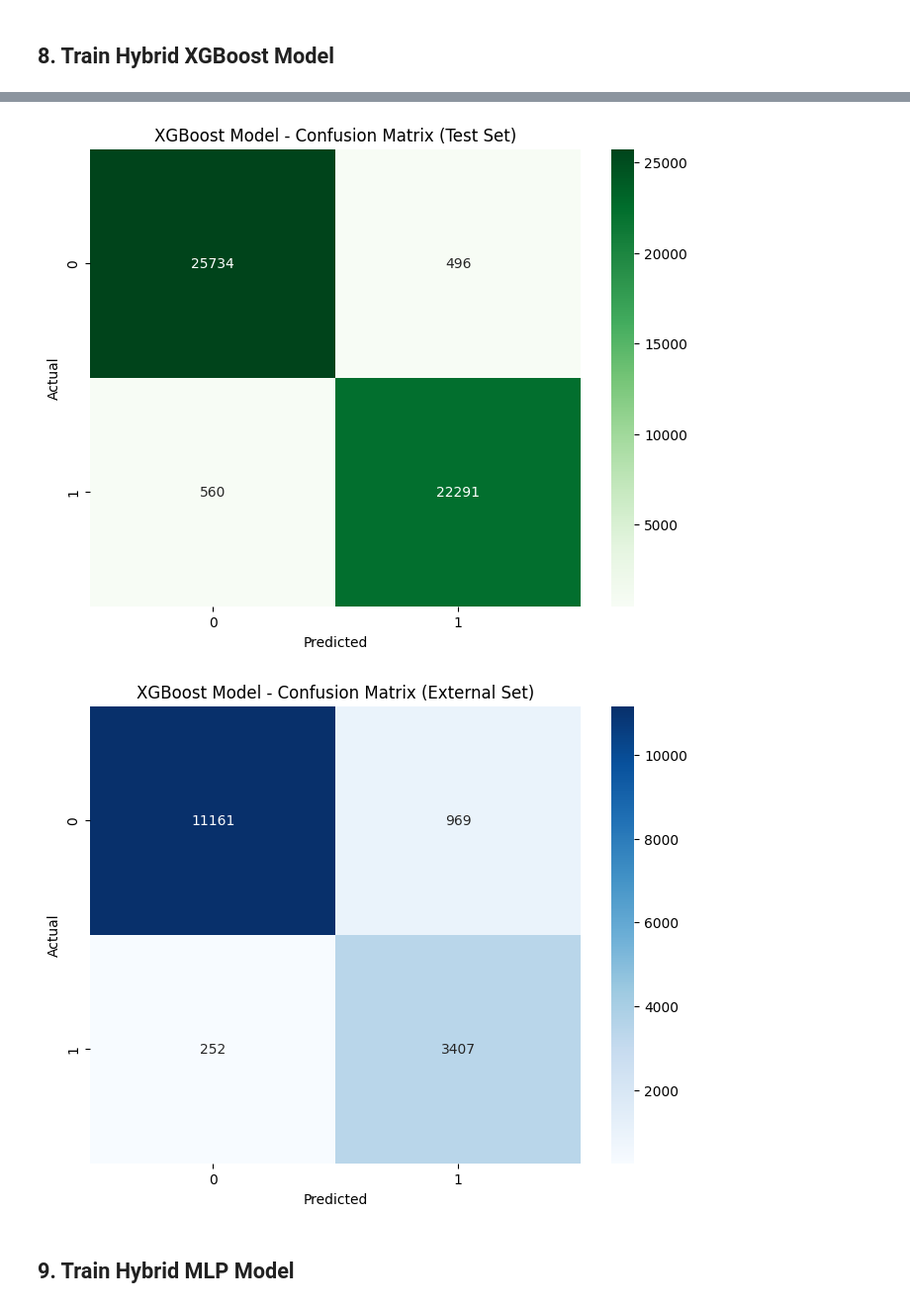
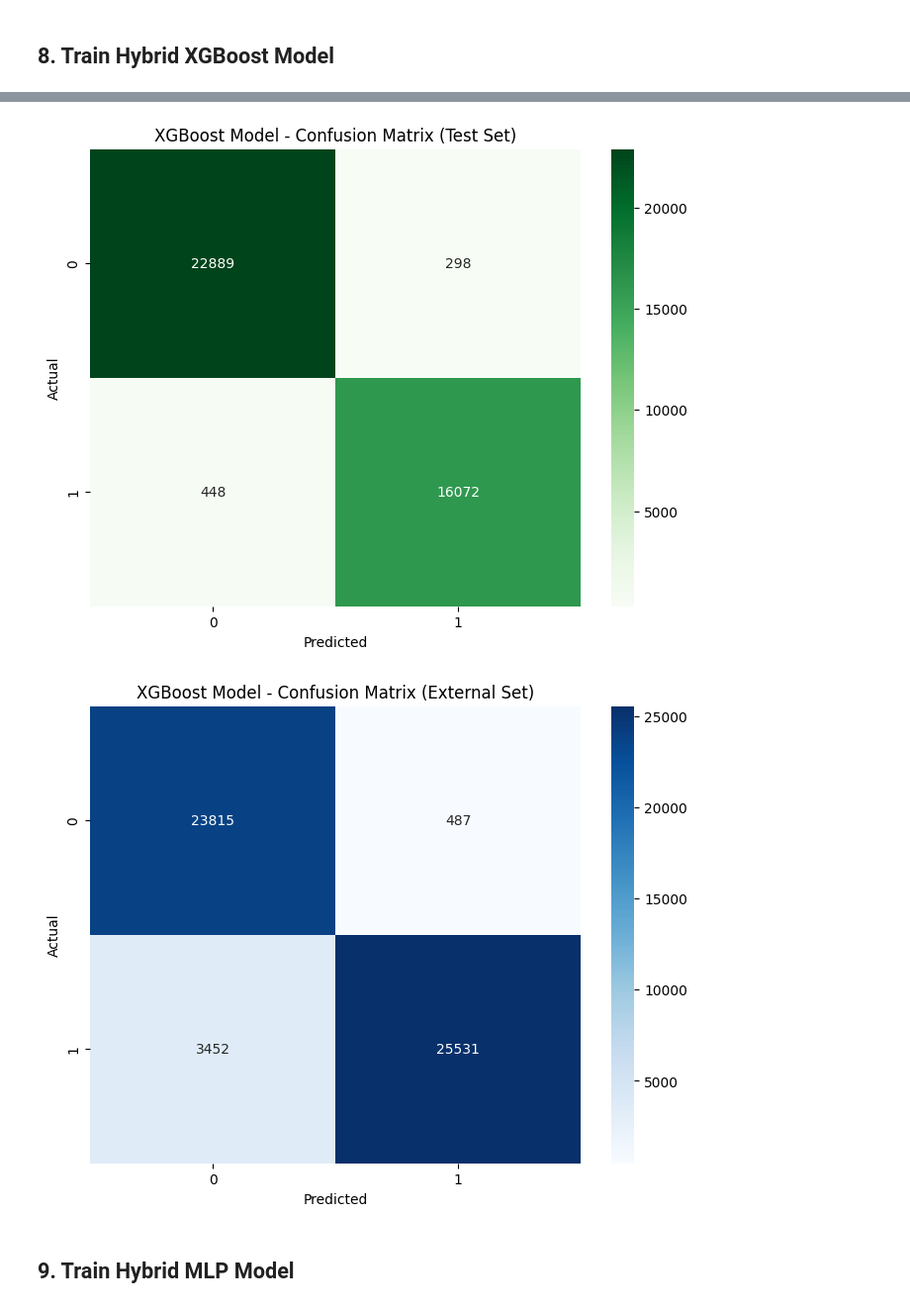
Before and after one commit to Latandu/PhishStop, a Jupyter notebook: app/models/train_models_with_wandb.ipynb, the cells around one changed output, grey strips where cells are left out. Shown at 99% size. Saved outputs shown, nothing was run; the diff lists cells and outputs as text; code cells hidden in the pictures.

```diff
--- a/app/models/train_models_with_wandb.ipynb
+++ b/app/models/train_models_with_wandb.ipynb
@@ -161,12 +187,12 @@ print("Creating dataset splits...")
 
 # External validation set: CEAS-08 and Enron-DKIM
 external_df = df.filter(
-    (pl.col("source") == "csv_misc/TREC-06.csv") | (pl.col("source") == "phishing-2021")
+    (pl.col("source") == "csv_misc/TREC-07.csv") | (pl.col("source") == "phishing-2020")
 )
 
 # Training pool: everything else
 train_pool_df = df.filter(
-    (pl.col("source") != "csv_misc/TREC-06.csv") & (pl.col("source") != "phishing-2021")
+    (pl.col("source") != "csv_misc/TREC-07.csv") & (pl.col("source") != "phishing-2020")
 )
 
 print(f"Training pool: {len(train_pool_df):,}")
@@ -497,12 +490,12 @@ External Set Metrics:
 # %% [markdown]
 ## 8. Train Hybrid XGBoost Model
 # %%
-X_xgb_train = np.concatenate([X_emb_train_svd, features_train], axis=1)
-X_xgb_test = np.concatenate([X_emb_test_svd, features_test], axis=1)
-X_xgb_external = np.concatenate([X_emb_external_svd, features_external], axis=1)
+X_xgb_train = np.concatenate([X_emb_train, features_train], axis=1)
+X_xgb_test = np.concatenate([X_emb_test, features_test], axis=1)
+X_xgb_external = np.concatenate([X_emb_external, features_external], axis=1)
 
 print(f"Combined feature shape: {X_xgb_train.shape}")
-print(f"  SVD embeddings: {X_emb_train_svd.shape[1]}")
+print(f"  Full embeddings: {X_emb_train.shape[1]}")
 print(f"  Engineered features: {features_train.shape[1]}")
 
 # Train XGBoost with WandB callback
@@ -527,15 +520,15 @@ xgb_clf.fit(
 )
 
 # Evaluate on test set
-y_pred_test = xgb_clf.predict(X_xgb_test)
-y_proba_test = xgb_clf.predict_proba(X_xgb_test)[:, 1]
+y_pred_test_xgb = xgb_clf.predict(X_xgb_test)
+y_proba_test_xgb = xgb_clf.predict_proba(X_xgb_test)[:, 1]
 
 xgb_test_metrics = {
-    'accuracy': accuracy_score(y_test, y_pred_test),
-    'precision': precision_score(y_test, y_pred_test, zero_division=0),
-    'recall': recall_score(y_test, y_pred_test, zero_division=0),
-    'f1': f1_score(y_test, y_pred_test, zero_division=0),
-    'roc_auc': roc_auc_score(y_test, y_proba_test)
+    'accuracy': accuracy_score(y_test, y_pred_test_xgb),
+    'precision': precision_score(y_test, y_pred_test_xgb, zero_division=0),
+    'recall': recall_score(y_test, y_pred_test_xgb, zero_division=0),
+    'f1': f1_score(y_test, y_pred_test_xgb, zero_division=0),
+    'roc_auc': roc_auc_score(y_test, y_proba_test_xgb)
 }
 
 print(f"\nTest Set Metrics:")
@@ -543,15 +536,15 @@ for metric, value in xgb_test_metrics.items():
     print(f"  {metric}: {value:.4f}")
 
 # Evaluate on external set
-y_pred_ext = xgb_clf.predict(X_xgb_external)
-y_proba_ext = xgb_clf.predict_proba(X_xgb_external)[:, 1]
+y_pred_ext_xgb = xgb_clf.predict(X_xgb_external)
+y_proba_ext_xgb = xgb_clf.predict_proba(X_xgb_external)[:, 1]
 
 xgb_external_metrics = {
-    'accuracy': accuracy_score(y_external, y_pred_ext),
-    'precision': precision_score(y_external, y_pred_ext, zero_division=0),
-    'recall': recall_score(y_external, y_pred_ext, zero_division=0),
-    'f1': f1_score(y_external, y_pred_ext, zero_division=0),
-    'roc_auc': roc_auc_score(y_external, y_proba_ext)
+    'accuracy': accuracy_score(y_external, y_pred_ext_xgb),
+    'precision': precision_score(y_external, y_pred_ext_xgb, zero_division=0),
+    'recall': recall_score(y_external, y_pred_ext_xgb, zero_division=0),
+    'f1': f1_score(y_external, y_pred_ext_xgb, zero_division=0),
+    'roc_auc': roc_auc_score(y_external, y_proba_ext_xgb)
 }
 
 print(f"\nExternal Set Metrics:")
@@ -572,8 +565,7 @@ wandb.log({
     "xgboost/external_roc_auc": xgb_external_metrics['roc_auc'],
 })
 
-# Feature importance
-feature_names = [f"svd_{i}" for i in range(X_emb_train_svd.shape[1])] + numeric_features
+feature_names = [f"emb_{i}" for i in range(X_emb_train.shape[1])] + numeric_features
 importance = xgb_clf.feature_importances_
 feature_importance = sorted(zip(feature_names, importance), key=lambda x: x[1], reverse=True)
 
@@ -592,7 +584,7 @@ plt.show()
 plt.close()
 
 # Confusion matrix for XGBoost
-cm = confusion_matrix(y_test, y_pred_test)
+cm = confusion_matrix(y_test, y_pred_test_xgb)
 fig_cm, ax_cm = plt.subplots(figsize=(8, 6))
 sns.heatmap(cm, annot=True, fmt='d', cmap='Greens', ax=ax_cm)
 ax_cm.set_xlabel('Predicted')
@@ -602,7 +594,7 @@ wandb.log({"xgboost/confusion_matrix": wandb.Image(fig_cm)})
 plt.show()
 plt.close()
 
-cm = confusion_matrix(y_external, y_pred_ext)
+cm = confusion_matrix(y_external, y_pred_ext_xgb)
 fig, ax = plt.subplots(figsize=(8, 6))
 sns.heatmap(cm, annot=True, fmt='d', cmap='Blues', ax=ax)
 ax.set_xlabel('Predicted')
@@ -633,5 +625,5 @@ Training XGBoost...
-[figure, old version]
+[figure, new version]
-[figure, old version]
+[figure, new version]
 # %% [markdown]
 ## 9. Train Hybrid MLP Model
 # %%
```
Also changed, not shown: parts of 13 cells of this notebook, 5 other files.
